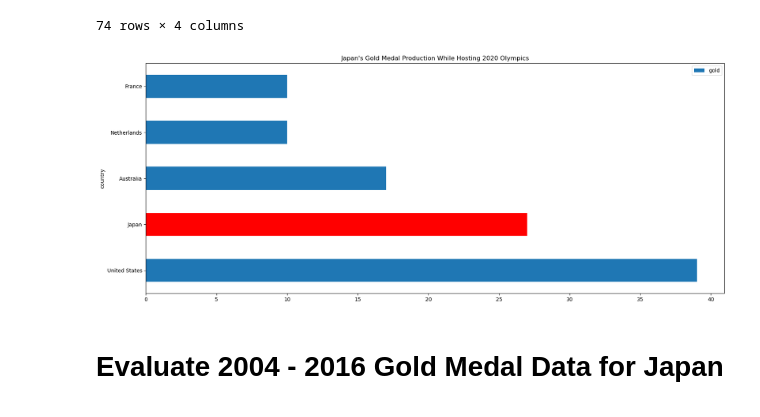
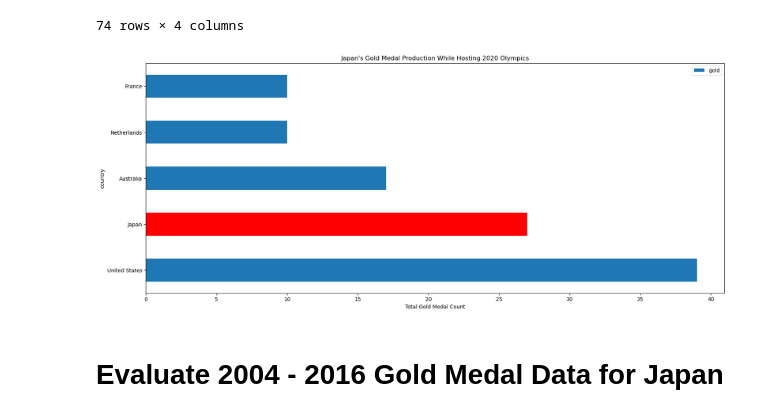
Before and after one commit to ncmoliver/olympic_analysis, a Jupyter notebook: olympic_analysis.ipynb, the cells around one changed output. Drawn from its saved outputs; the diff is of its cells as text; code cells hidden in the pictures.

```diff
--- a/olympic_analysis.ipynb
+++ b/olympic_analysis.ipynb
@@ -215,16 +216,17 @@ japan2020_df = japan2020_df.head()
 # %%
 ax = japan2020_df[japan2020_df['gold'] > 0].plot(
     kind='barh',
     title='Japan\'s Gold Medal Production While Hosting 2020 Olympics',
+    xlabel='Total Gold Medal Count',
     figsize=[20, 8])
 
 # Get the index of Japan in the DataFrame
 japan_index = japan2020_df[japan2020_df['gold'] > 0].index.get_loc('Japan')
 
 # Highlight Japan's bar by changing its color to red
 ax.patches[japan_index].set_facecolor('red')
 # %% [output]
-[figure, old version]
+[figure, new version]
 # %% [markdown]
 # Evaluate 2004 - 2016 Gold Medal Data for Japan
 # %%
```
Also changed, not shown: parts of 7 cells of this notebook, 1 other file.
